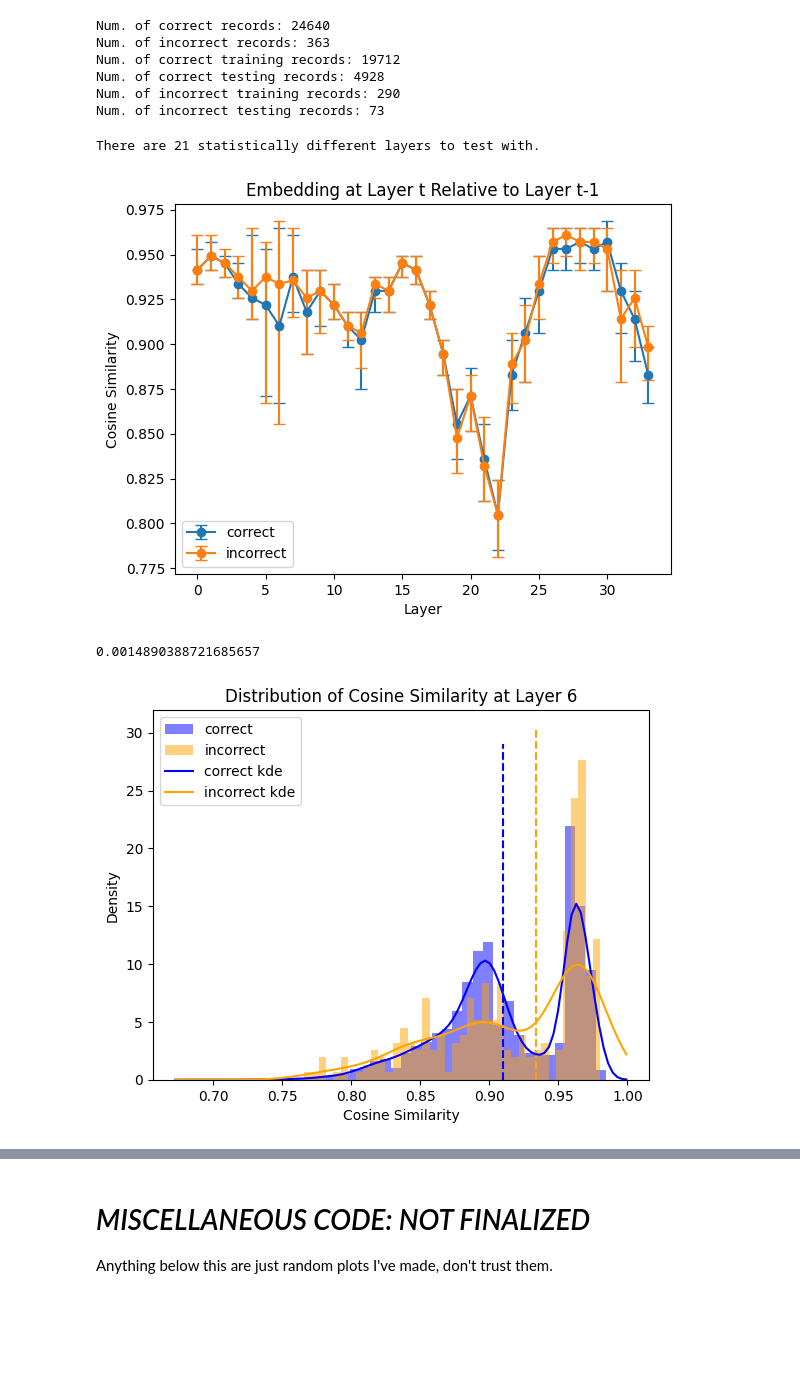
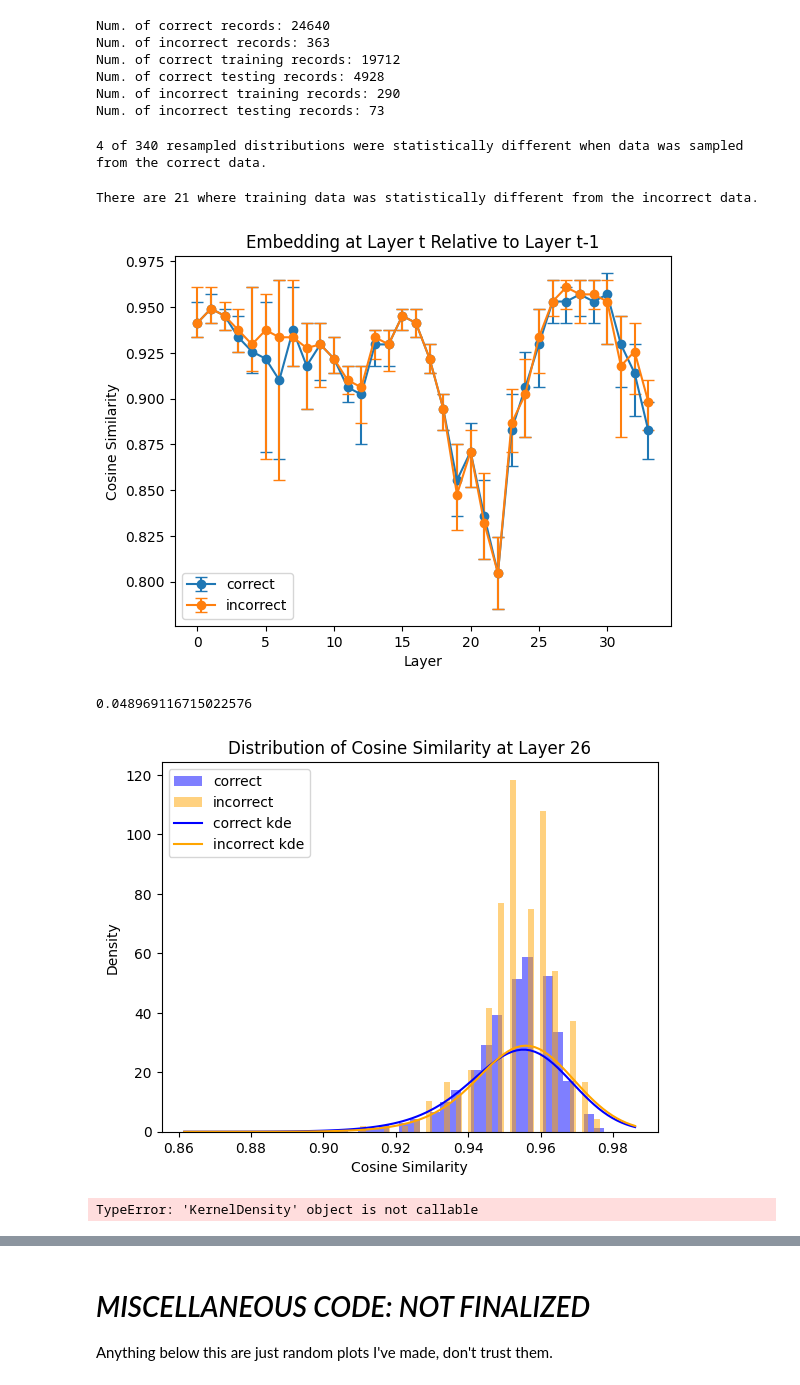
Before and after one commit to patelraj7021/llm-hallucination-monitoring, a Jupyter notebook: CAIS_research_project.ipynb, the cells around one changed output, grey strips where cells are left out. Saved outputs shown, nothing was run; the diff lists cells and outputs as text; code cells hidden in the pictures; blank space fills up the shorter version.

```diff
--- a/CAIS_research_project.ipynb
+++ b/CAIS_research_project.ipynb
@@ -329,14 +330,35 @@ Num. of correct training records: 19712
 Num. of correct testing records: 4928
 Num. of incorrect training records: 290
 Num. of incorrect testing records: 73
+# %%
+# check if sampling from correct data will produce stat. diff. dists.
+resample_count = 10
+total_diff_count = 0
+for i in range(correct_data.shape[1]):
+  # print(f'Layer {i+1} of {correct_data.shape[1]}')
+  diff_count = 0
+  layer_data = train_correct[:, i]
+  for j in range(resample_count):
+    sample_1 = np.random.choice(layer_data, size=train_incorrect.shape[0])
+    sample_2 = np.random.choice(layer_data, size=train_incorrect.shape[0])
+    ks_pvalue = ks_2samp(sample_1, sample_2).pvalue
+    if ks_pvalue < 0.05:
+      diff_count += 1
+      total_diff_count += 1
+  # print(f'{diff_count} of {resample_count} samples had statistically different distributions.')
+print(f'{total_diff_count} of {resample_count*correct_data.shape[1]} ' + \
+  'resampled distributions were statistically different when data was sampled from the correct data.')
+# %% [output]
+4 of 340 resampled distributions were statistically different when data was sampled from the correct data.
 # %%
-# should check if sampling from correct data will produce stat. diff. dists.
 correct_kdes = {}
 incorrect_kdes = {}
+comparison_pvalues = {}
 bandwidths = 10 ** np.linspace(-2, -1, 50)
 for i in range(correct_data.shape[1]):
   print(f'Layer {i+1} of {correct_data.shape[1]}')
   ks_pvalue = ks_2samp(train_correct[:, i], train_incorrect[:, i]).pvalue
+  comparison_pvalues[i] = ks_pvalue
   if ks_pvalue < 0.05:
     # correct_kdes[i] = gaussian_kde(train_correct[:, i], bw_method='silverman')
     # incorrect_kdes[i] = gaussian_kde(train_incorrect[:, i], bw_method='silverman')
@@ -347,7 +369,7 @@ for i in range(correct_data.shape[1]):
     kde_search.fit(train_incorrect[:, i][:, None])
     incorrect_kdes[i] = kde_search.best_estimator_
     clear_output(wait=True)
-print(f'There are {len(correct_kdes)} statistically different layers to test with.')
+print(f'There are {len(correct_kdes)} where training data was statistically different from the incorrect data.')
 stat_diff_layers = list(correct_kdes.keys())
 # %% [output]
-There are 21 statistically different layers to test with.
+There are 21 where training data was statistically different from the incorrect data.
@@ -354,6 +390,4 @@ There are 21 statistically different layers to test with.
 # %%
-correct_train_stats = get_statistics(train_correct, axis=0)
-incorrect_train_stats = get_statistics(train_incorrect, axis=0)
 plt.errorbar(range(correct_train_stats['shape'][1]), correct_train_stats['median'],
              yerr=np.array([correct_train_stats['median'] - correct_train_stats['p16'], correct_train_stats['p84'] - correct_train_stats['median']]),
              marker='o', label='correct', capsize=4)
@@ -366,24 +400,28 @@ plt.legend()
 plt.title('Embedding at Layer t Relative to Layer t-1')
 plt.show()
 # %% [output]
-[figure, old version]
+[figure, new version]
 # %%
-layer_num = 6
-plt.hist(train_correct[:, layer_num], bins=40, density=True, alpha=0.5, label='correct', color='blue')
-plt.hist(train_incorrect[:, layer_num], bins=40, density=True, alpha=0.5, label='incorrect', color='orange')
-plt.vlines(x=correct_train_stats['median'][layer_num], ymin=0, ymax=plt.ylim()[1], color='blue', linestyle='--')
-plt.vlines(x=incorrect_train_stats['median'][layer_num], ymin=0, ymax=plt.ylim()[1], color='orange', linestyle='--')
+layer_num = stat_diff_layers[13]
+plt.hist(train_correct[:, layer_num], bins=40, density=True, alpha=0.5,
+         label='correct', color='blue')
+plt.hist(train_incorrect[:, layer_num], bins=40, density=True, alpha=0.5,
+         label='incorrect', color='orange')
+# plt.vlines(x=correct_train_stats['median'][layer_num], ymin=0, ymax=plt.ylim()[1], color='blue', linestyle='--')
+# plt.vlines(x=incorrect_train_stats['median'][layer_num], ymin=0, ymax=plt.ylim()[1], color='orange', linestyle='--')
 x_eval = np.linspace(plt.xlim()[0], plt.xlim()[1], 100)
-plt.plot(x_eval, correct_kdes[layer_num](x_eval), label='correct kde', color='blue')
-plt.plot(x_eval, incorrect_kdes[layer_num](x_eval), label='incorrect kde', color='orange')
+plt.plot(x_eval, np.exp(correct_kdes[layer_num].score_samples(x_eval[:, None])),
+         label='correct kde', color='blue')
+plt.plot(x_eval, np.exp(incorrect_kdes[layer_num].score_samples(x_eval[:, None])),
+         label='incorrect kde', color='orange')
 plt.xlabel('Cosine Similarity')
 plt.ylabel('Density')
 plt.title(f'Distribution of Cosine Similarity at Layer {layer_num}')
 plt.legend()
 print(ks_2samp(train_correct[:, layer_num], train_incorrect[:, layer_num]).pvalue)
 # %% [output]
-0.0014890388721685657
+0.048969116715022576
-[figure, old version]
+[figure, new version]
 # %%
 # frequentist approach
 true_neg = 0
@@ -404,5 +442,7 @@ for record in test_incorrect:
     incorrect_prob = incorrect_prob * incorrect_kdes[i](record[i])
   if incorrect_prob > correct_prob:
     true_pos += 1
+# %% [output]
+TypeError: 'KernelDensity' object is not callable
 # %%
 # bayesian approach
```
Also changed, not shown: parts of 8 cells of this notebook.
